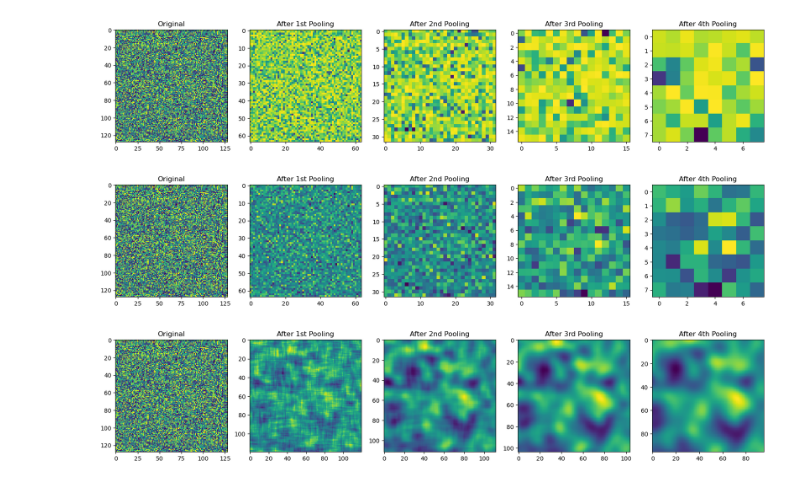
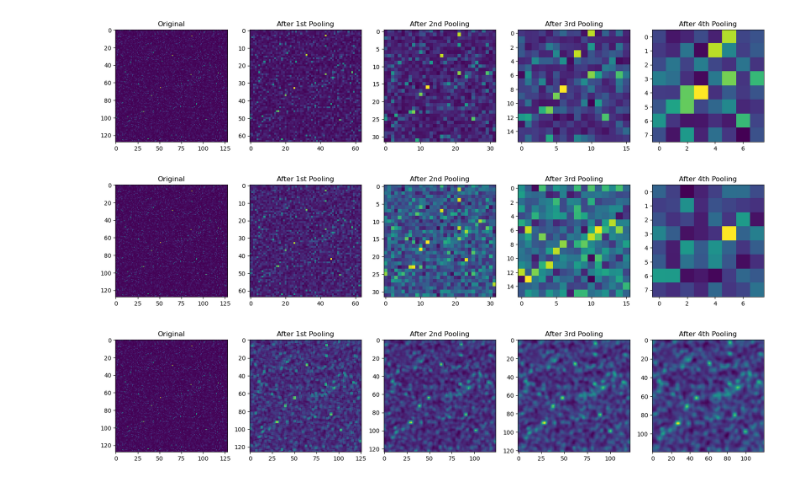
Before and after one commit to prio-data/VIEWS_FAO_index, a Jupyter notebook: notebooks/pooling_experiments01.ipynb, the cells around one changed output. Drawn from its saved outputs; the diff is of its cells as text; code cells hidden in the pictures.

Commit message:
lognormal for better fit

```diff
--- a/notebooks/pooling_experiments01.ipynb
+++ b/notebooks/pooling_experiments01.ipynb
@@ -1,10 +5,7 @@
 # %%
-import numpy as np
-import torch
-import matplotlib.pyplot as plt
-
 # Create a random 2D array
-np_array = np.random.rand(128, 128)
+#np_array = np.random.rand(128, 128)
+np_array = np.random.lognormal(size=(128, 128)).astype(np.float32)
 
 # Convert to PyTorch tensor
 tensor = torch.from_numpy(np_array)
@@ -36,7 +37,7 @@ ax[4].imshow(pooled_tensor4.squeeze(0).squeeze(0).detach().numpy(), interpolatio
 ax[4].set_title("After 4th Pooling")
 plt.show()
 # %% [output]
-[figure, old version]
+[figure, new version]
 # %%
 # Average pooling 2,2:
 
@@ -62,30 +63,30 @@ ax[4].imshow(pooled_tensor4.squeeze(0).squeeze(0).detach().numpy(), interpolatio
 ax[4].set_title("After 4th Pooling")
 plt.show()
 # %% [output]
-[figure, old version]
+[figure, new version]
 # %%
 # Average pooling 9,1:
 
 # Apply pooling
-pool = torch.nn.AvgPool2d(9, stride=1)
+pool = torch.nn.AvgPool2d(3, stride=1)
 
 pooled_tensor1 = pool(tensor)
 pooled_tensor2 = pool(pooled_tensor1)
 pooled_tensor3 = pool(pooled_tensor2)
 pooled_tensor4 = pool(pooled_tensor3)
 
 # Visualize the original array and the pooled array
 fig, ax = plt.subplots(1, 5, figsize=(20, 10))
 ax[0].imshow(np_array, interpolation='nearest', cmap='viridis')
 ax[0].set_title("Original")
 ax[1].imshow(pooled_tensor1.squeeze(0).squeeze(0).detach().numpy(), interpolation='nearest', cmap='viridis')
 ax[1].set_title("After 1st Pooling")
 ax[2].imshow(pooled_tensor2.squeeze(0).squeeze(0).detach().numpy(), interpolation='nearest', cmap='viridis')
 ax[2].set_title("After 2nd Pooling")
 ax[3].imshow(pooled_tensor3.squeeze(0).squeeze(0).detach().numpy(), interpolation='nearest', cmap='viridis')
 ax[3].set_title("After 3rd Pooling")
 ax[4].imshow(pooled_tensor4.squeeze(0).squeeze(0).detach().numpy(), interpolation='nearest', cmap='viridis')
 ax[4].set_title("After 4th Pooling")
 plt.show()
 # %% [output]
-[figure, old version]
+[figure, new version]
```
Also changed, not shown: parts of 1 cell of this notebook.
